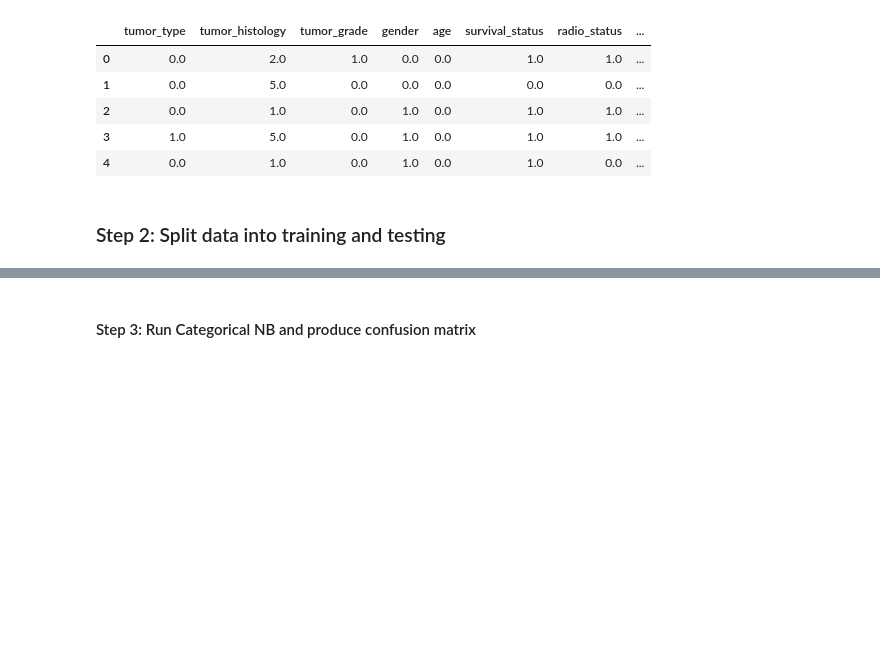
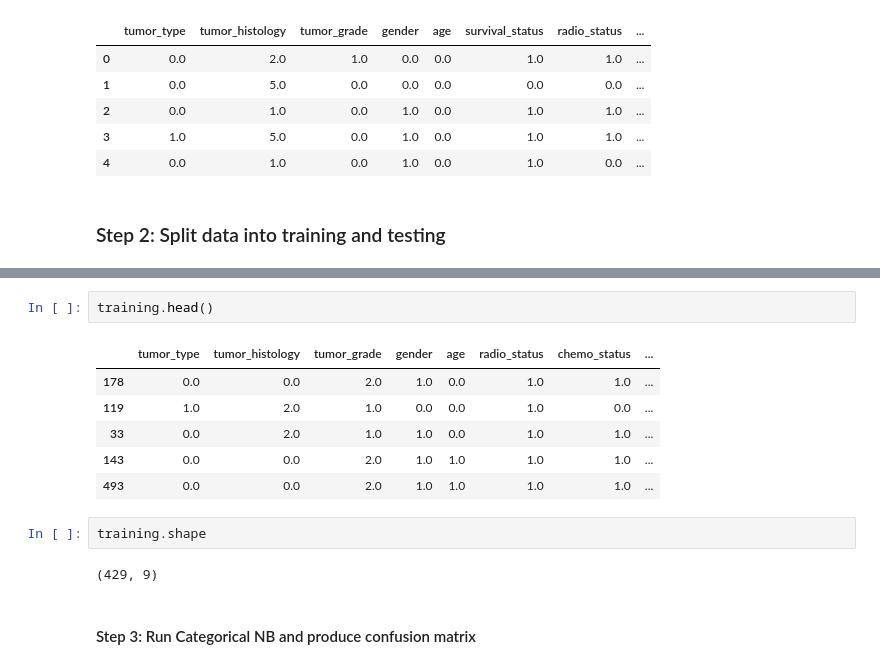
Before and after one commit to julie-zweng/machine-learning-project, a Jupyter notebook: nb_categorical.ipynb, the cells around one changed output, grey strips where cells are left out. Drawn from its saved outputs; the diff is of its cells as text; blank space fills up the shorter version.

```diff
--- a/nb_categorical.ipynb
+++ b/nb_categorical.ipynb
@@ -145,3 +158,16 @@ Name: survival_status, Length: 185, dtype: float64
+# %%
+training.head()
+# %% [output]
+|  | tumor_type | tumor_histology | tumor_grade | gender | age | radio_status | chemo_status | ... |
+| 178 | 0.0 | 0.0 | 2.0 | 1.0 | 0.0 | 1.0 | 1.0 | ... |
+| 119 | 1.0 | 2.0 | 1.0 | 0.0 | 0.0 | 1.0 | 0.0 | ... |
+| 33 | 0.0 | 2.0 | 1.0 | 1.0 | 0.0 | 1.0 | 1.0 | ... |
+| 143 | 0.0 | 0.0 | 2.0 | 1.0 | 1.0 | 1.0 | 1.0 | ... |
+| 493 | 0.0 | 0.0 | 2.0 | 1.0 | 1.0 | 1.0 | 1.0 | ... |
+# %%
+training.shape
+# %% [output]
+(429, 9)
 # %% [markdown]
 #### Step 3: Run Categorical NB and produce confusion matrix
 # %%
```
Also changed, not shown: parts of 5 cells of this notebook.
